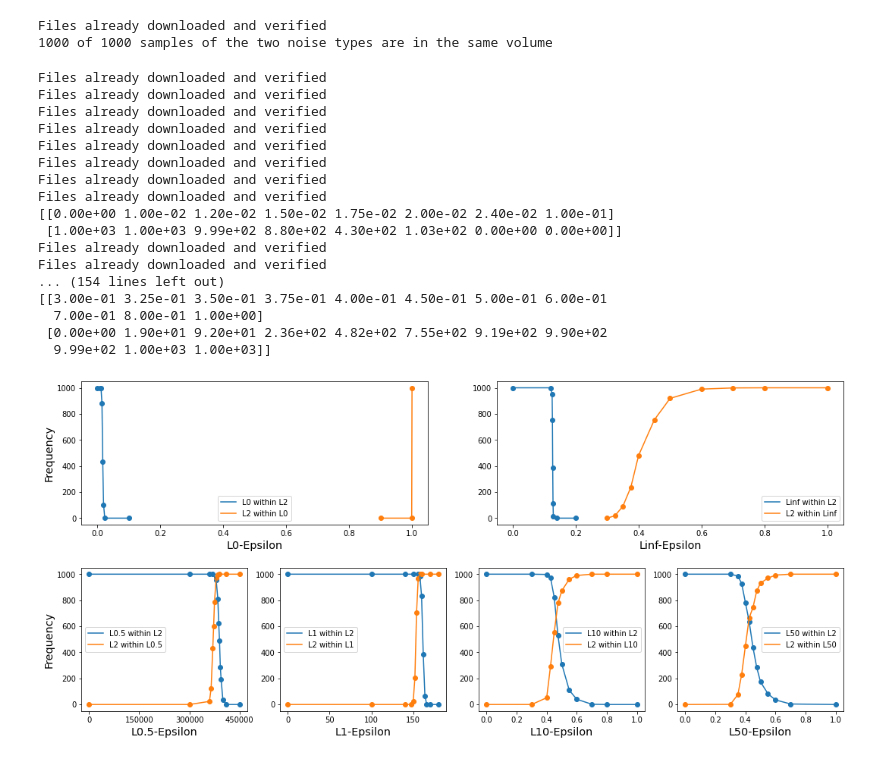
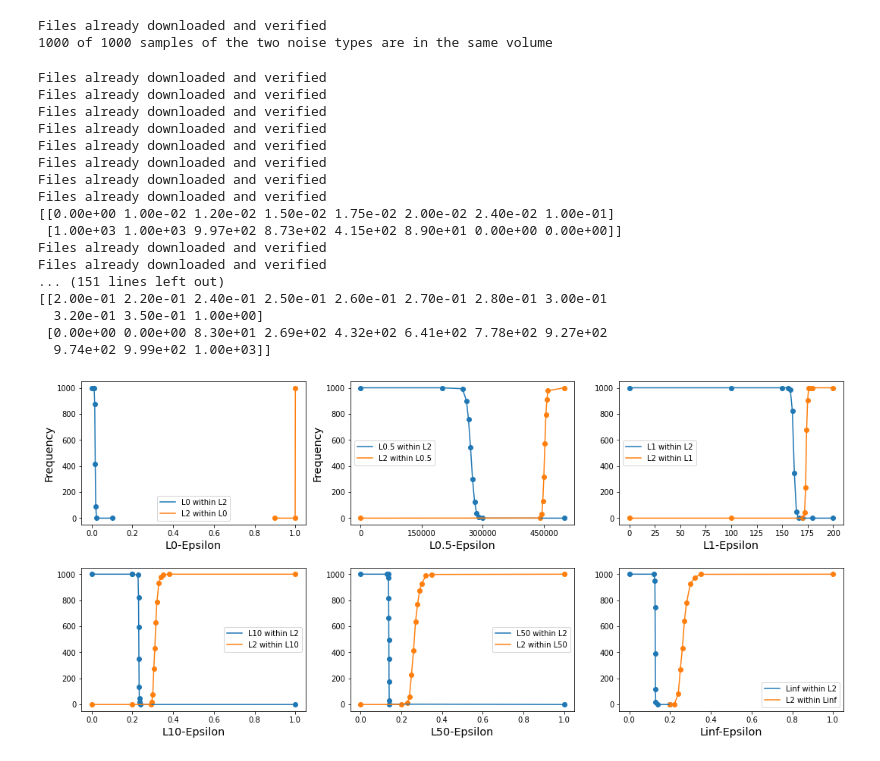
Before and after one commit to Georgsiedel/Lp-norm-corruption-robustness, a Jupyter notebook: notebooks/lp-norm-corruptions-volumes-and-visualization.ipynb, the cells around one changed output. Drawn from its saved outputs; the diff is of its cells as text; code cells hidden in the pictures.

```diff
--- a/notebooks/lp-norm-corruptions-volumes-and-visualization.ipynb
+++ b/notebooks/lp-norm-corruptions-volumes-and-visualization.ipynb
@@ -208,27 +223,26 @@ l0l2 = np.empty([2, 8])
 l0l2[0, :] = np.array([0, 0.01, 0.012, 0.015, 0.0175, 0.02, 0.024, 0.1])
 l2l0 = np.empty([2, 3])
 l2l0[0, :] = np.array([0.9, 0.999, 1.0])
-l1l2 = np.empty([2, 8])
-l0_5l2 = np.empty([2, 13])
-l0_5l2[0, :] = np.array([0.0, 300000, 360000, 370000, 380000, 385000, 387500, 390000, 392500, 395000, 400000, 410000, 450000])
-l2l0_5 = np.empty([2, 12])
-l2l0_5[0, :] = np.array([0.0, 300000, 360000, 365000, 370000, 372500, 375000, 380000, 385000, 390000, 410000, 450000])
+l0_5l2 = np.empty([2, 12])
+l0_5l2[0, :] = np.array([0.0, 200000, 250000, 260000, 265000, 270000, 275000, 280000, 285000, 290000, 300000, 500000])
+l2l0_5 = np.empty([2, 10])
+l2l0_5[0, :] = np.array([0.0, 440000, 445000, 447500, 450000, 452500, 455000, 457500, 460000, 500000])
 l1l2 = np.empty([2, 12])
-l1l2[0, :] = np.array([0.0, 100, 140, 150, 156, 158, 160, 162, 164, 166, 170, 180])
-l2l1 = np.empty([2, 12])
-l2l1[0, :] = np.array([0.0, 100, 140, 148, 150, 152, 154, 156, 158, 160, 170, 180])
+l1l2[0, :] = np.array([0.0, 100, 150, 156, 158, 160, 162, 164, 166, 170, 180, 200])
+l2l1 = np.empty([2, 11])
+l2l1[0, :] = np.array([0.0, 100, 170, 172, 173, 174, 175, 176, 177, 180, 200])
 l10l2 = np.empty([2, 12])
-l10l2[0, :] = np.array([0.0, 0.3, 0.4, 0.425, 0.45, 0.475, 0.5, 0.55, 0.6, 0.7, 0.8, 1.0])
-l2l10 = np.empty([2, 12])
-l2l10[0, :] = np.array([0.0, 0.3, 0.4, 0.425, 0.45, 0.475, 0.5, 0.55, 0.6, 0.7, 0.8, 1.0])
-l50l2 = np.empty([2, 13])
-l50l2[0, :] = np.array([0.0, 0.3, 0.35, 0.375, 0.4, 0.425, 0.45, 0.475, 0.5, 0.55, 0.6, 0.7, 1.0])
+l10l2[0, :] = np.array([0.0, 0.2, 0.2, 0.2275, 0.23, 0.231, 0.232, 0.233, 0.234, 0.235, 0.24, 1.0])
+l2l10 = np.empty([2, 14])
+l2l10[0, :] = np.array([0.0, 0.2, 0.29, 0.295, 0.3, 0.305, 0.31, 0.315, 0.32, 0.33, 0.34, 0.35, 0.38, 1.0])
+l50l2 = np.empty([2, 12])
+l50l2[0, :] = np.array([0.0, 0.13, 0.135, 0.137, 0.138, 0.1385, 0.139, 0.1395, 0.14, 0.141, 0.142, 1.0])
 l2l50 = np.empty([2, 13])
-l2l50[0, :] = np.array([0.0, 0.3, 0.35, 0.375, 0.4, 0.425, 0.45, 0.475, 0.5, 0.55, 0.6, 0.7, 1.0])
+l2l50[0, :] = np.array([0.0, 0.2, 0.23, 0.24, 0.25, 0.26, 0.27, 0.28, 0.29, 0.3, 0.32, 0.35, 1.0])
 linfl2 = np.empty([2, 9])
 linfl2[0, :] = np.array([0.0, 0.12, 0.125, 0.126, 0.127, 0.128, 0.129, 0.14, 0.2])
 l2linf = np.empty([2, 11])
-l2linf[0, :] = np.array([0.3, 0.325, 0.35, 0.375, 0.4, 0.45, 0.5, 0.6, 0.7, 0.8, 1.0])
+l2linf[0, :] = np.array([0.2, 0.22, 0.24, 0.25, 0.26, 0.27, 0.28, 0.3, 0.32, 0.35, 1.0])
 for id, eps in enumerate(l0l2[0, :]):
     l0l2[1, id] = compare_sample_volumes(samples, 'uniform-l0-impulse-max', eps, 'uniform-l2', 4)
 print(l0l2)
@@ -275,14 +289,14 @@ Files already downloaded and verified
 Files already downloaded and verified
 Files already downloaded and verified
 [[0.00e+00 1.00e-02 1.20e-02 1.50e-02 1.75e-02 2.00e-02 2.40e-02 1.00e-01]
- [1.00e+03 1.00e+03 9.99e+02 8.80e+02 4.30e+02 1.03e+02 0.00e+00 0.00e+00]]
+ [1.00e+03 1.00e+03 9.97e+02 8.73e+02 4.15e+02 8.90e+01 0.00e+00 0.00e+00]]
 Files already downloaded and verified
 Files already downloaded and verified
-... (154 lines left out)
-[[3.00e-01 3.25e-01 3.50e-01 3.75e-01 4.00e-01 4.50e-01 5.00e-01 6.00e-01
-  7.00e-01 8.00e-01 1.00e+00]
- [0.00e+00 1.90e+01 9.20e+01 2.36e+02 4.82e+02 7.55e+02 9.19e+02 9.90e+02
-  9.99e+02 1.00e+03 1.00e+03]]
+... (151 lines left out)
+[[2.00e-01 2.20e-01 2.40e-01 2.50e-01 2.60e-01 2.70e-01 2.80e-01 3.00e-01
+  3.20e-01 3.50e-01 1.00e+00]
+ [0.00e+00 0.00e+00 8.30e+01 2.69e+02 4.32e+02 6.41e+02 7.78e+02 9.27e+02
+  9.74e+02 9.99e+02 1.00e+03]]
 # %%
 import matplotlib.pyplot as plt
 x1 = l0l2[0,:]
@@ -310,12 +324,12 @@ y11 = linfl2[1,:]
 x12 = l2linf[0,:]
 y12 = l2linf[1,:]
 fig1, axs = plt.subplots(figsize=(18, 8), sharey='row')
-axes1 = plt.subplot(221)
-axes2 = plt.subplot(245)
-axes3 = plt.subplot(246)
-axes4 = plt.subplot(247)
-axes5 = plt.subplot(248)
-axes6 = plt.subplot(222)
+axes1 = plt.subplot(231)
+axes2 = plt.subplot(232)
+axes3 = plt.subplot(233)
+axes4 = plt.subplot(234)
+axes5 = plt.subplot(235)
+axes6 = plt.subplot(236)
 plt.subplots_adjust(hspace=0.3)
 axes1.scatter(x1, y1)
 axes1.plot(x1, y1, label='L0 within L2')
@@ -338,34 +352,34 @@ axes5.plot(x9, y9, label='L50 within L2')
 axes5.scatter(x10, y10)
 axes5.plot(x10, y10, label='L2 within L50')
 axes6.scatter(x11, y11)
 axes6.plot(x11, y11, label='Linf within L2')
 axes6.scatter(x12, y12)
 axes6.plot(x12, y12, label='L2 within Linf')
 axes1.set_ylabel('Frequency', fontsize= 'x-large')
 axes2.set_ylabel('Frequency', fontsize= 'x-large')
 axes1.set_xlabel('L0-Epsilon', fontsize= 'x-large')
 axes2.set_xlabel('L0.5-Epsilon', fontsize= 'x-large')
 axes2.set_xticks([0, 150000, 300000, 450000])
 axes3.set_xlabel('L1-Epsilon', fontsize= 'x-large')
 axes4.set_xlabel('L10-Epsilon', fontsize= 'x-large')
 axes5.set_xlabel('L50-Epsilon', fontsize= 'x-large')
 axes6.set_xlabel('Linf-Epsilon', fontsize= 'x-large')
 #axes1.set_title('L0 Impulse', fontsize= 'x-large')
 #axes2.set_title('L0.5', fontsize= 'x-large')
 #axes3.set_title('L1', fontsize= 'x-large')
 #axes4.set_title('L10', fontsize= 'x-large')
 #axes5.set_title('L50', fontsize= 'x-large')
 #axes6.set_title('Linf', fontsize= 'x-large')
 #fig1.suptitle('Comparison of volumes of different CIFAR-10-dimensional norm balls with L2 (epsilon = 4) norm ball through sampling of 10.000 samples', fontsize=16)
 axes1.legend()
 axes2.legend()
 axes3.legend()
 axes4.legend()
 axes5.legend()
 axes6.legend()
 plt.savefig('compare_volumes.pdf')
 # %% [output]
-[figure, old version]
+[figure, new version]
 # %%
 fig2, axs = plt.subplots(2, 3)
 fig2.set_size_inches(10, 6.5)
```
Also changed, not shown: parts of 9 cells of this notebook, 1 other file.
